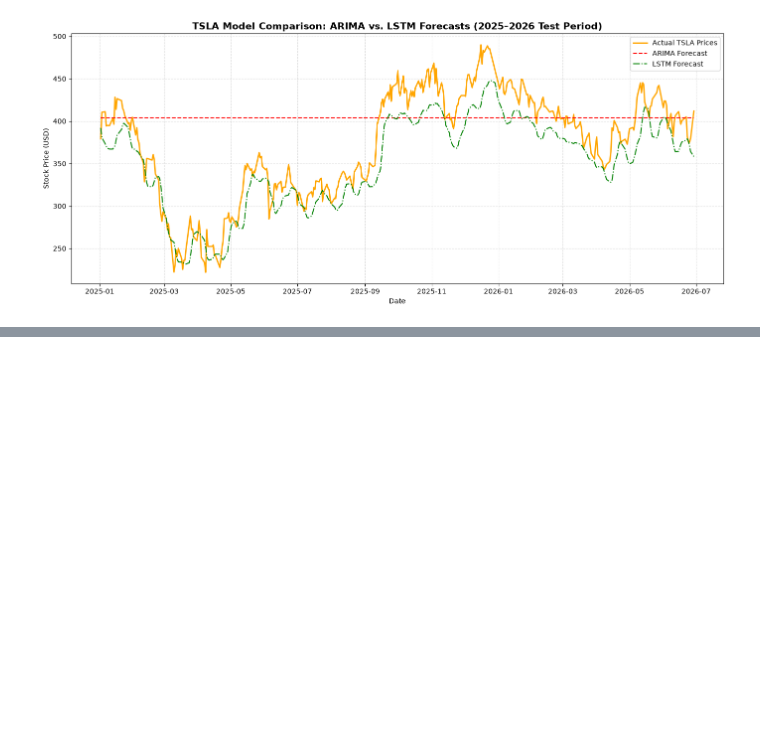
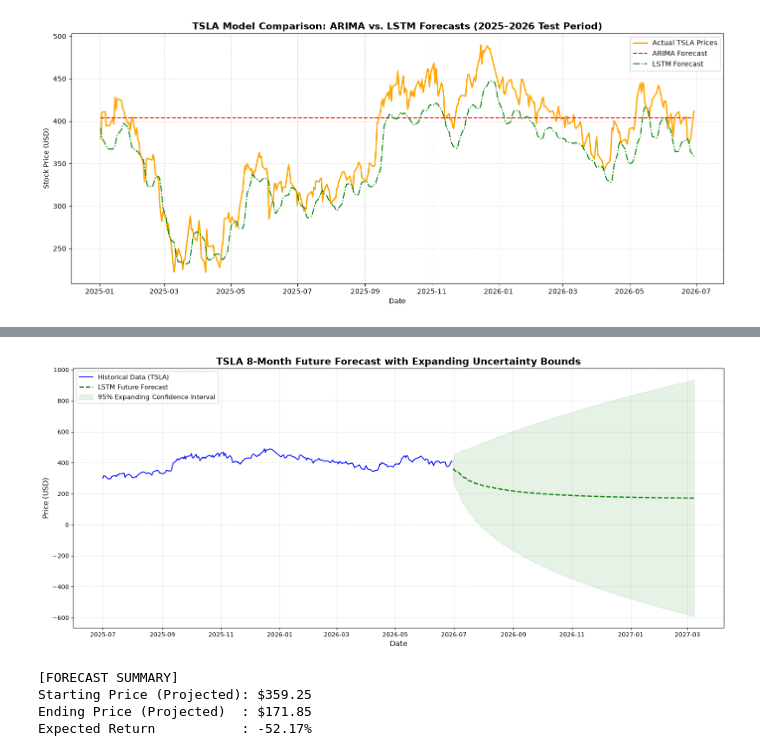
Before and after one commit to hermiMAB/portfolio-optimization, a Jupyter notebook: notebooks/modeling.ipynb, the cells around one changed output, grey strips where cells are left out. Saved outputs shown, nothing was run; the diff lists cells and outputs as text; code cells hidden in the pictures; blank space fills up the shorter version.

Commit message:
generating future LSTM forecast

```diff
--- a/notebooks/modeling.ipynb
+++ b/notebooks/modeling.ipynb
@@ -316,0 +365,52 @@ plt.show()
+# %%
+import matplotlib.pyplot as plt
+
+# 1. Calculate expanding confidence intervals based on Test RMSE
+# We use the RMSE calculated in Task 2 ($28.95)
+base_rmse = rmse_lstm
+z_score = 1.96 # 95% Confidence Level
+
+upper_bound = []
+lower_bound = []
+
+# The uncertainty grows with the square root of time steps
+for i in range(1, forecast_horizon + 1):
+    expanding_error = z_score * base_rmse * np.sqrt(i)
+    upper_bound.append(future_predictions[i-1] + expanding_error)
+    lower_bound.append(future_predictions[i-1] - expanding_error)
+
+# 2. Plotting the Master Chart
+plt.figure(figsize=(16, 7))
+
+# Plot the last 250 days of historical data for context
+plt.plot(test_data.index[-250:], test_data['Close'][-250:], label='Historical Data (TSLA)', color='blue', linewidth=1.5)
+
+# Plot the Future Forecast
+plt.plot(lstm_future_series.index, lstm_future_series, label='LSTM Future Forecast', color='green', linestyle='--', linewidth=2)
+
+# Fill the confidence interval funnel
+plt.fill_between(lstm_future_series.index, lower_bound, upper_bound, color='green', alpha=0.1, label='95% Expanding Confidence Interval')
+
+plt.title("TSLA 8-Month Future Forecast with Expanding Uncertainty Bounds", fontsize=16, fontweight='bold')
+plt.xlabel("Date", fontsize=12)
+plt.ylabel("Price (USD)", fontsize=12)
+plt.legend(loc='upper left', fontsize=11)
+plt.grid(True, linestyle='--', alpha=0.4)
+plt.tight_layout()
+plt.show()
+
+# 3. Calculate expected return over the forecast period for Task 4
+start_price = lstm_future_series.iloc[0]
+end_price = lstm_future_series.iloc[-1]
+expected_return = ((end_price - start_price) / start_price) * 100
+
+print(f"\n[FORECAST SUMMARY]")
+print(f"Starting Price (Projected): ${start_price:.2f}")
+print(f"Ending Price (Projected)  : ${end_price:.2f}")
+print(f"Expected Return           : {expected_return:.2f}%")
+# %% [output]
+[figure, added]
+[FORECAST SUMMARY]
+Starting Price (Projected): $359.25
+Ending Price (Projected)  : $171.85
+Expected Return           : -52.17%
```
Also changed, not shown: parts of 1 cell of this notebook.
